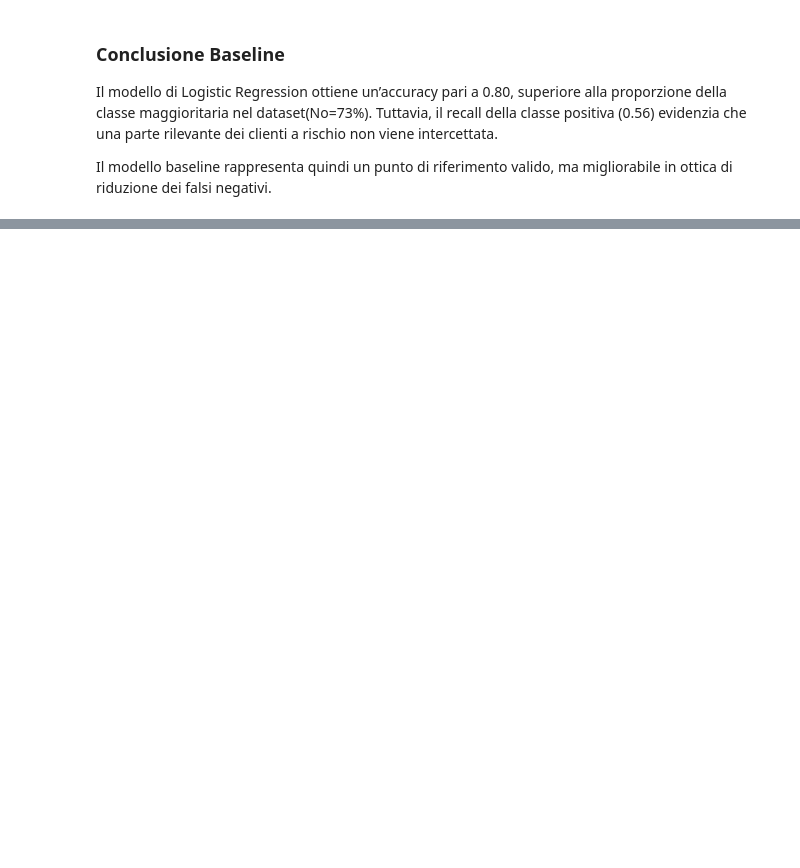
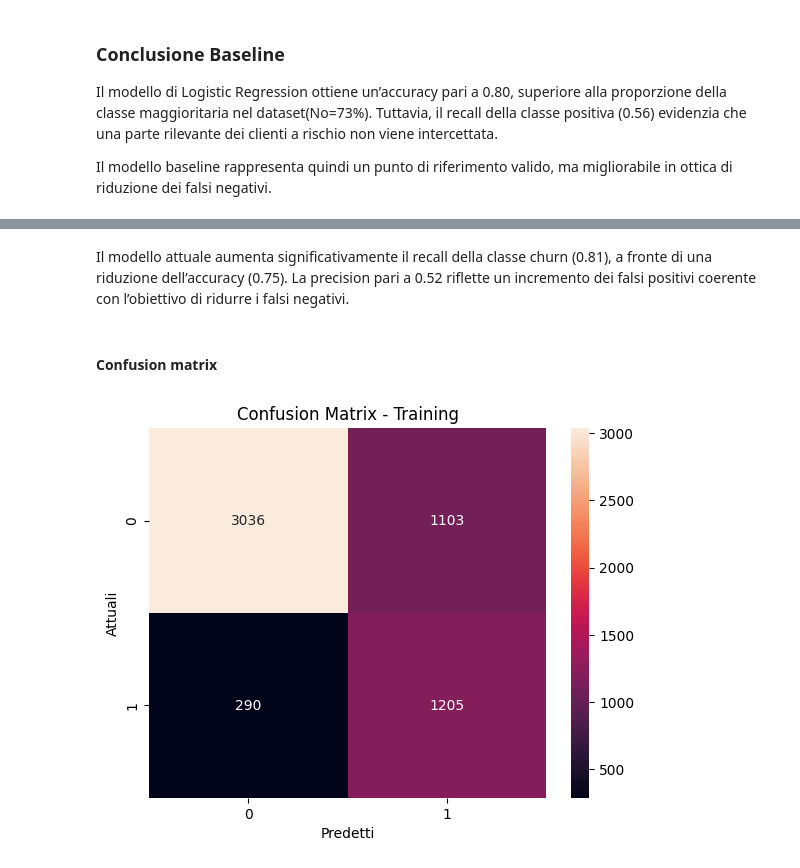
Before and after one commit to MicheleCorazzina/Telco-customer-Churn, a Jupyter notebook: notebooks/02_feature_engineering_modeling.ipynb, the cells around one changed output, grey strips where cells are left out. Cells and saved outputs as stored; diff of their text form; code cells hidden in the pictures; blank space fills up the shorter version.

Commit message:
Add model refinement with stratified cross-validation and class_weight tuning

```diff
--- a/notebooks/02_feature_engineering_modeling.ipynb
+++ b/notebooks/02_feature_engineering_modeling.ipynb
@@ -292,0 +298,2 @@ Il modello baseline rappresenta quindi un punto di riferimento valido, ma miglio
+# %%
+cv = StratifiedKFold(n_splits=5, shuffle=True, random_state=42)
@@ -292,0 +322,16 @@ Il modello baseline rappresenta quindi un punto di riferimento valido, ma miglio
+# %%
+param_grid = {
+    'C': [0.01, 0.1, 1, 10, 100],
+    'class_weight': [None, 'balanced']
+}
+
+grid = GridSearchCV(
+    LogisticRegression(max_iter=1000, random_state=42),
+    param_grid,
+    cv=cv,
+    scoring='recall'
+)
+
+grid.fit(df_X_train_preprocessed, y_train)
+
+print(f'Best Parameter: {grid.best_params_}, Recall Mean: {grid.best_score_}')
@@ -292,0 +344,13 @@ Il modello baseline rappresenta quindi un punto di riferimento valido, ma miglio
+# %%
+best_model = grid.best_estimator_
+
+precision_scores = cross_val_score(
+    best_model,
+    df_X_train_preprocessed,
+    y_train,
+    cv=cv,
+    scoring='precision'
+)
+
+print('CV Precision Scores:', precision_scores)
+print(f'Precision Mean: {precision_scores.mean():.4f}, PrecisionStd: {precision_scores.std():.4f}')
@@ -292,0 +392,5 @@ Il modello baseline rappresenta quindi un punto di riferimento valido, ma miglio
+# %%
+best_model.fit(df_X_train_preprocessed, y_train)
+y_pred_train = best_model.predict(df_X_train_preprocessed)
+
+print(classification_report(y_train, y_pred_train))
@@ -292,0 +406,15 @@ Il modello baseline rappresenta quindi un punto di riferimento valido, ma miglio
+# %% [markdown]
+Il modello attuale aumenta significativamente il recall della classe churn (0.81), a fronte di una riduzione dell’accuracy (0.75). La precision pari a 0.52 riflette un incremento dei falsi positivi coerente con l’obiettivo di ridurre i falsi negativi.
+# %% [markdown]
+#### Confusion matrix
+# %%
+cm_train = confusion_matrix(y_train, y_pred_train)
+
+plt.figure()
+sns.heatmap(cm_train, annot=True, fmt='d')
+plt.xlabel('Predetti')
+plt.ylabel('Attuali')
+plt.title('Confusion Matrix - Training')
+plt.show()
+# %% [output]
+[figure, added]
```
Also changed, not shown: parts of 22 cells of this notebook.
